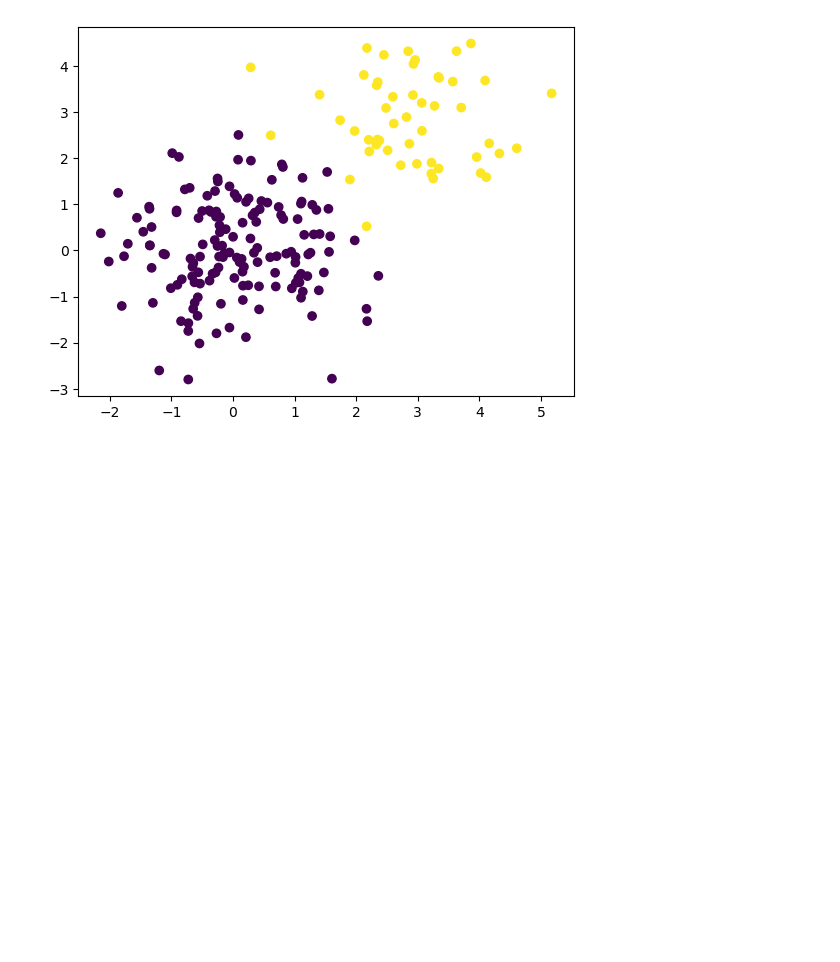
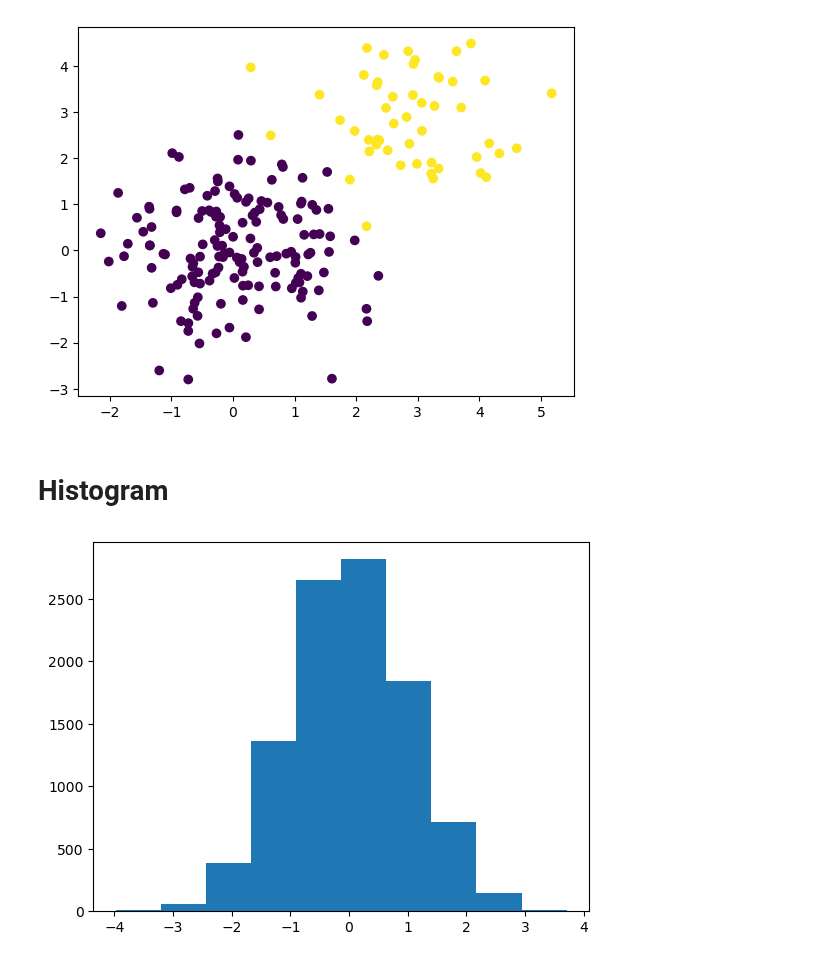
Before and after one commit to Iskanderrus/visualizations, a Jupyter notebook: matplotlib/02 - Matplotlib for DL.ipynb, the cells around one changed output. Drawn from its saved outputs; the diff is of its cells as text; code cells hidden in the pictures; blank space fills up the shorter version.

Commit message:
Histograms added

```diff
--- a/matplotlib/02 - Matplotlib for DL.ipynb
+++ b/matplotlib/02 - Matplotlib for DL.ipynb
@@ -37,3 +37,12 @@ y[:50] = 1
 plt.scatter(x[:, 0], x[:, 1], c=y);
 # %% [output]
 [figure]
+# %% [markdown]
+# Histogram
+# %%
+# standard distribution:
+x = np.random.randn(10000)
+# %%
+plt.hist(x);
+# %% [output]
+[figure, added]
```
Also changed, not shown: parts of 3 cells of this notebook.
